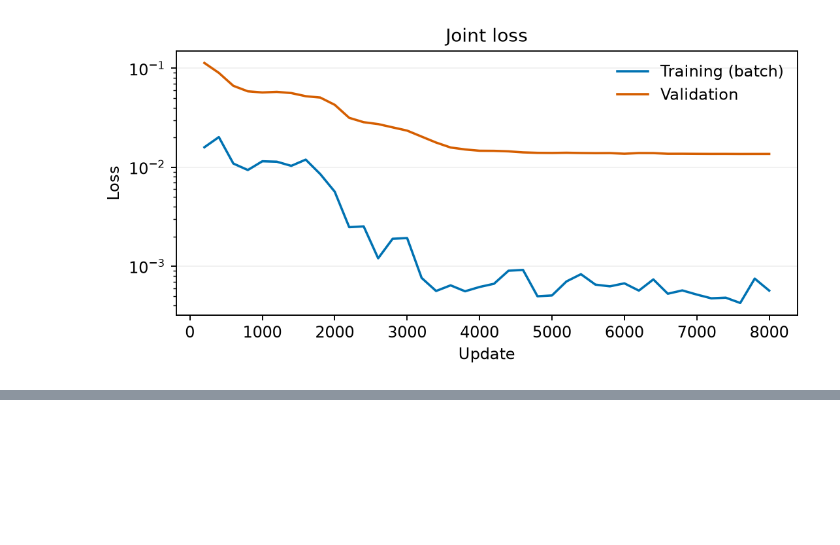
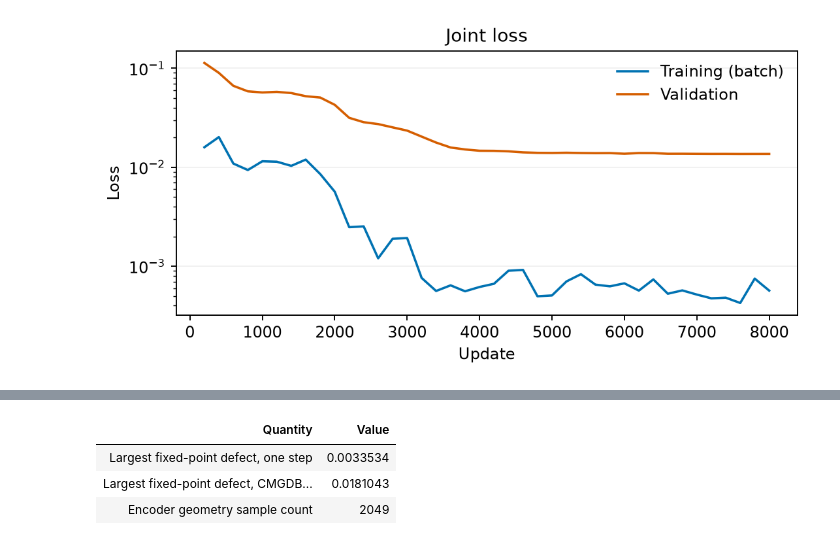
Before and after one commit to bernardorivas/2027_L4DC_EquivariantMorseGraphs, a Jupyter notebook: code-kaito/notebooks/01_sphere.ipynb, the cells around one changed output, grey strips where cells are left out. Cells and saved outputs as stored; diff of their text form; code cells hidden in the pictures; blank space fills up the shorter version.

Commit message:
Present quotient notebooks as standalone mathematical walkthroughs

```diff
--- a/code-kaito/notebooks/01_sphere.ipynb
+++ b/code-kaito/notebooks/01_sphere.ipynb
@@ -73,8 +86,11 @@ The next cell loads this saved fit and displays its loss curve. Training time is
 # %%
+from quotient_fitting import fit_quotient
 fit = fit_quotient("sphere", training="joint", seed=0, joint_steps=8000,
                    train_starts=4096, training_boundary_fraction=0.0,
-                   time_step=1.0, cmgdb_iterations=10, retrain=False, live=True)
-# Set train_starts=16384 to use the larger uniform training set.
+                   time_step=1.0, cmgdb_iterations=10, width=32, layers=2, batch_size=256,
+                   learning_rate=1e-3, minimum_learning_rate=2e-5,
+                   cycle_weight=0.1, spread_weight=0.01,
+                   retrain=False, live=True)
 # %% [output]
 Loaded raw-state sphere quotient fit (seed 0).
 [figure]
@@ -116,0 +166,8 @@ The grouped graphs and indices agree on every tested grid. Point-map checks find
+# %%
+from conjugacy_summary import show_conjugacy_check
+show_conjugacy_check(fit)
+# %% [output]
+| Quantity | Value |
+| Largest fixed-point defect, one step | 0.0033534 |
+| Largest fixed-point defect, CMGDB... | 0.0181043 |
+| Encoder geometry sample count | 2049 |
```
Also changed, not shown: parts of 20 cells of this notebook, 14 other files.
